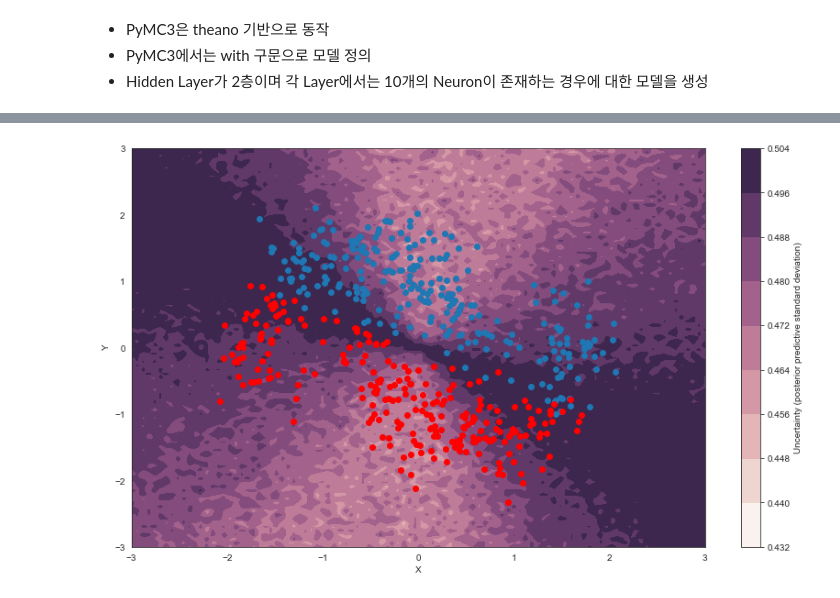
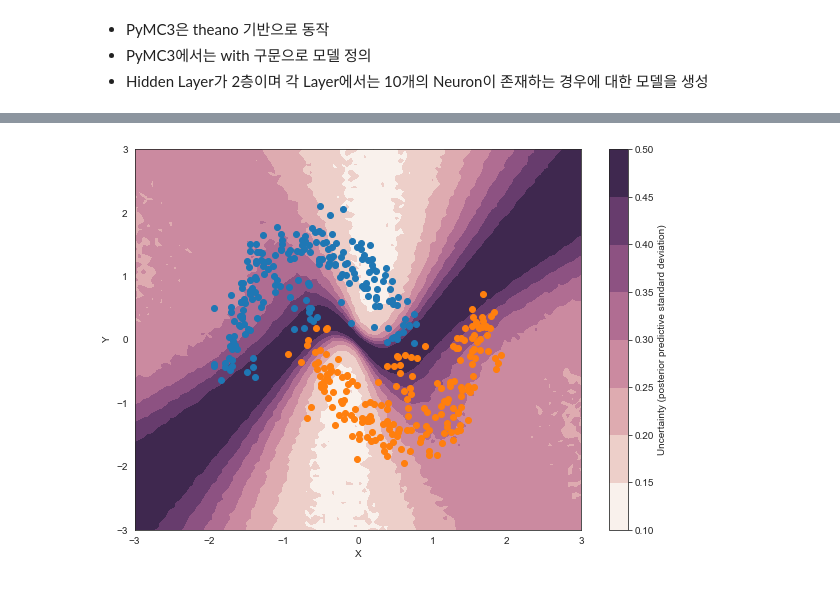
Before and after one commit to seolbluewings/Python, a Jupyter notebook: Bayesian Neural Network.ipynb, the cells around one changed output, grey strips where cells are left out. Drawn from its saved outputs; the diff is of its cells as text; code cells hidden in the pictures.

```diff
--- a/Bayesian Neural Network.ipynb
+++ b/Bayesian Neural Network.ipynb
@@ -85,6 +87,6 @@ set_tt_rng(MRG_RandomStreams(42))
 # %%
 with neural_network :
     inference = pm.ADVI()
-    approx = pm.fit(n = 3000, method = inference)
+    approx = pm.fit(n = 30000, method = inference)
 # %% [output]
 [interactive output not drawn]
@@ -94,2 +104,2 @@ Finished [100%]: Average Loss = 524.08
 # %%
-trace = approx.sample(draws=1500)
+trace = approx.sample(draws=5000)
@@ -109,7 +113,7 @@ ann_input.set_value(x_ts)
 ann_output.set_value(y_ts)
 
 with neural_network:
-    ppc = pm.sample_posterior_predictive(trace, samples = 50, progressbar=False)
+    ppc = pm.sample_posterior_predictive(trace, samples=5000, progressbar=False)
 
 # Use probability of > 0.5 to assume prediction of class 1
 pred = ppc['out'].mean(axis=0) > 0.5
@@ -136,6 +143,6 @@ ann_input.set_value(grid_2d)
 ann_output.set_value(dummy_out)
 
 with neural_network:
-    ppc = pm.sample_posterior_predictive(trace, samples=500, progressbar=False)
+    ppc = pm.sample_posterior_predictive(trace, samples=5000, progressbar=False)
 # %%
 cmap = sns.cubehelix_palette(light=1, as_cmap=True)
@@ -151,11 +158,11 @@ cbar.ax.set_ylabel('Posterior predictive mean probability of class label = 0');
 # %%
 cmap = sns.cubehelix_palette(light=1, as_cmap=True)
-fig, ax = plt.subplots(figsize=(14, 8))
+fig, ax = plt.subplots(figsize=(10, 7))
 contour = ax.contourf(grid[0], grid[1], ppc['out'].std(axis=0).reshape(100, 100), cmap=cmap)
-ax.scatter(X_test[pred==0, 0], X_test[pred==0, 1])
-ax.scatter(X_test[pred==1, 0], X_test[pred==1, 1], color='r')
+ax.scatter(x_ts[pred==0,0], x_ts[pred==0,1], label = 'Class 0', color = 'C0')
+ax.scatter(x_ts[pred==1,0], x_ts[pred==1,1], label = 'Class 1', color = 'C1')
 cbar = plt.colorbar(contour, ax=ax)
 _ = ax.set(xlim=(-3, 3), ylim=(-3, 3), xlabel='X', ylabel='Y');
 cbar.ax.set_ylabel('Uncertainty (posterior predictive standard deviation)');
 # %% [output]
-[figure, old version]
+[figure, new version]
```
Also changed, not shown: parts of 23 cells of this notebook.
